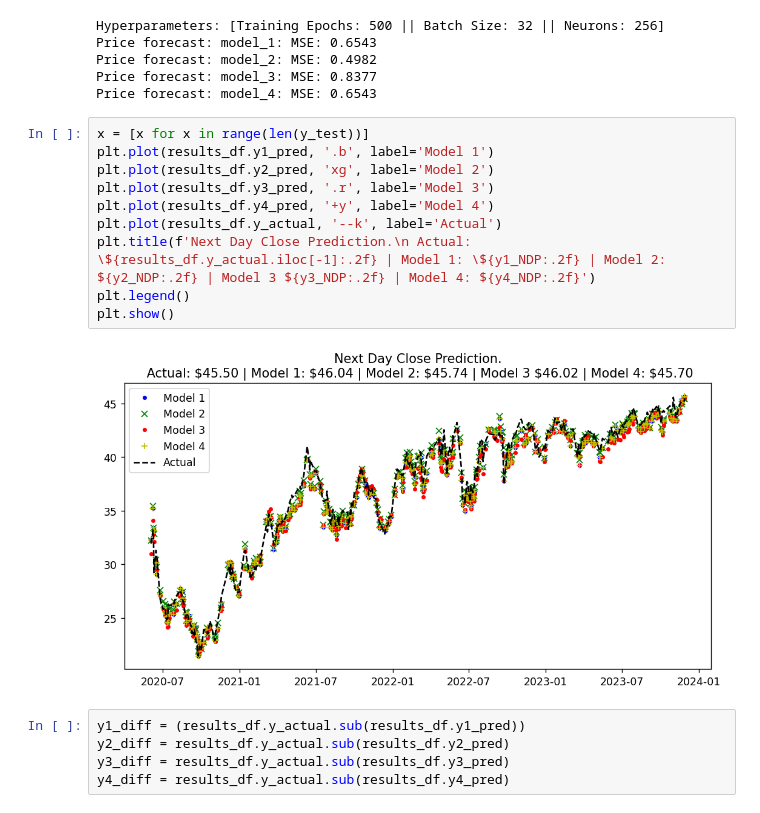
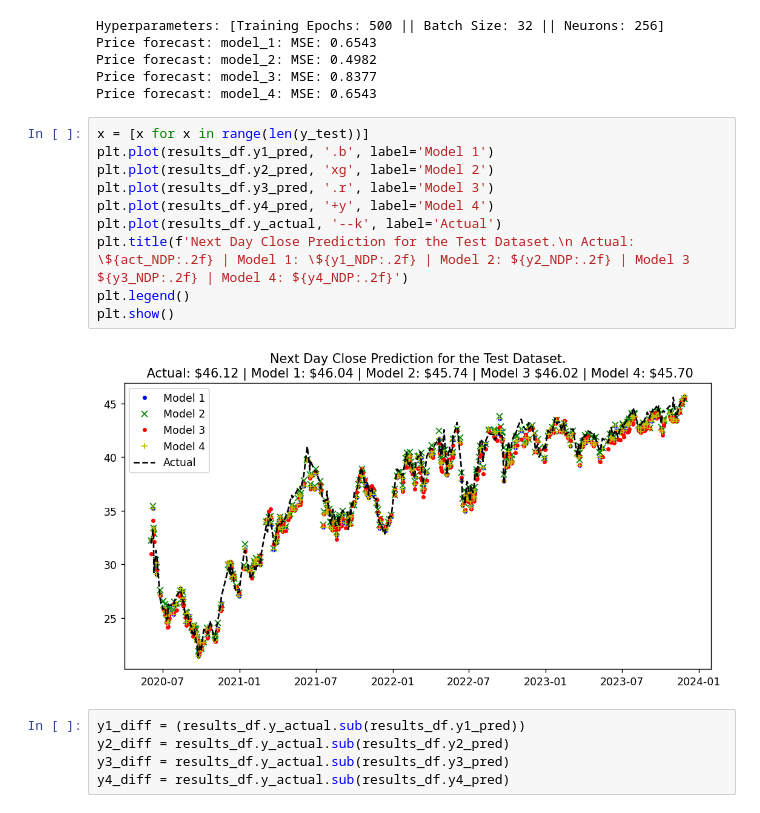
Before and after one commit to Aditya-Patel/Stat598-FinalProject, a Jupyter notebook: MPLA_CNN.ipynb, the cells around one changed output. Cells and saved outputs as stored; diff of their text form.

Commit message:
updates to CNN Plotting

```diff
--- a/MPLA_CNN.ipynb
+++ b/MPLA_CNN.ipynb
@@ -377,15 +381,15 @@ Price forecast: model_4: MSE: 0.6543
 # %%
 x = [x for x in range(len(y_test))]
 plt.plot(results_df.y1_pred, '.b', label='Model 1')
 plt.plot(results_df.y2_pred, 'xg', label='Model 2')
 plt.plot(results_df.y3_pred, '.r', label='Model 3')
 plt.plot(results_df.y4_pred, '+y', label='Model 4')
 plt.plot(results_df.y_actual, '--k', label='Actual')
-plt.title(f'Next Day Close Prediction.\n Actual: \${results_df.y_actual.iloc[-1]:.2f} | Model 1: \${y1_NDP:.2f} | Model 2: ${y2_NDP:.2f} | Model 3 ${y3_NDP:.2f} | Model 4: ${y4_NDP:.2f}')
+plt.title(f'Next Day Close Prediction for the Test Dataset.\n Actual: \${act_NDP:.2f} | Model 1: \${y1_NDP:.2f} | Model 2: ${y2_NDP:.2f} | Model 3 ${y3_NDP:.2f} | Model 4: ${y4_NDP:.2f}')
 plt.legend()
 plt.show()
 # %% [output]
-[figure, old version]
+[figure, new version]
 # %%
 y1_diff = (results_df.y_actual.sub(results_df.y1_pred))
 y2_diff = results_df.y_actual.sub(results_df.y2_pred)
```
Also changed, not shown: parts of 2 cells of this notebook.
